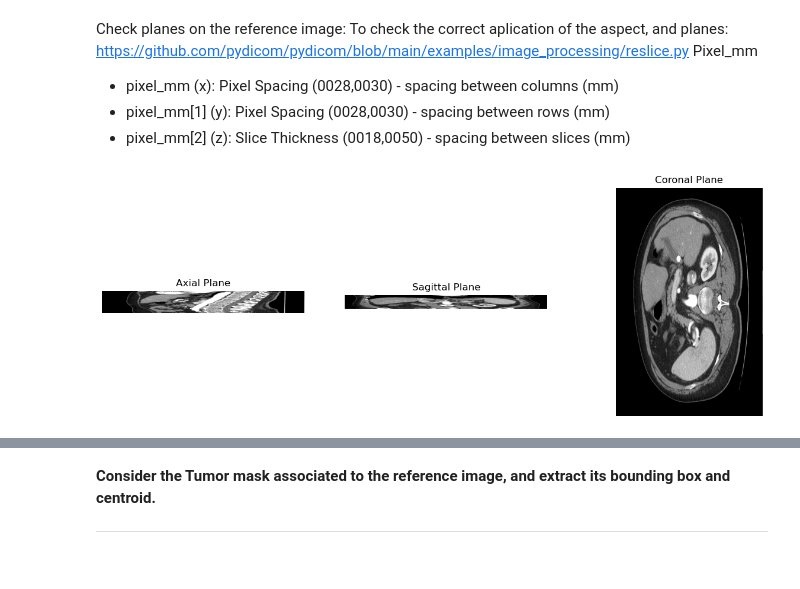
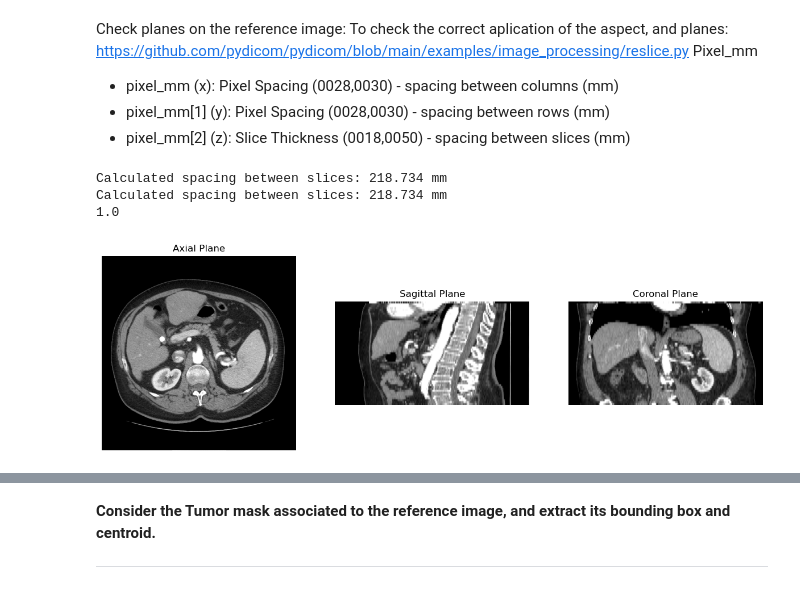
Before and after one commit to Lidnmp/medical_images_project, a Jupyter notebook: project.ipynb, the cells around one changed output, grey strips where cells are left out. Saved outputs shown, nothing was run; the diff lists cells and outputs as text; code cells hidden in the pictures.

Commit message:
Update(1): Alpha fusion and aspect

```diff
--- a/project.ipynb
+++ b/project.ipynb
@@ -426,55 +348,73 @@ Pixel_mm
 - pixel_mm[1] (y): Pixel Spacing (0028,0030) - spacing between rows (mm)
 - pixel_mm[2] (z): Slice Thickness (0018,0050) - spacing between slices (mm)
 # %%
+def get_image_position(ds):
+    # Returns the Image Position (Patient) as a numpy array
+    return np.array(ds.ImagePositionPatient, dtype=float)
+
 def obtain_space_data(images):
     sample_img=images[0]
+
     pixel_spacing = sample_img.PixelSpacing  #is an array for the x and y
-    space_between_slices=sample_img.get('SpacingBetweenSlices', None)
+    # Get positions for all slices
+    space_between_slices=None
+    positions = [get_image_position(ds) for ds in images]
+    if len(positions) >= 2:
+        space_between_slices = np.linalg.norm(positions[1] - positions[0])
+        print(f"Calculated spacing between slices: {space_between_slices:.3f} mm")
+    else:
+        print("Not enough slices to calculate spacing.")
+    space_between_slices=space_between_slices/55
+    #space_between_slices=sample_img.SpacingSlices
+    #space_between_slices=sample_img.get((0x0018, 0x0088), None)
     slice_thickness = sample_img.SliceThickness
     return pixel_spacing, space_between_slices, slice_thickness
+
+def calculate_space_between_slices(images):
+    sample_img=images[1]
+    sample_img=images[2]
+
 def obtain_aspects_planes(images):
     pixel_spacing, space_between_slices, slice_thickness=obtain_space_data(images)
     axial_aspect_ratio = pixel_spacing[1] / pixel_spacing[0]
-    sagittal_aspect_ratio = pixel_spacing[1]/slice_thickness
-    coronal_aspect_ratio = slice_thickness / pixel_spacing[0]
+    sagittal_aspect_ratio = space_between_slices/pixel_spacing[0]
+    #sagittal_aspect_ratio = slice_thickness/pixel_spacing[1]
+    coronal_aspect_ratio =  space_between_slices / pixel_spacing[1]
     return axial_aspect_ratio,sagittal_aspect_ratio, coronal_aspect_ratio
 def obtain_pixel_mm(images):
     ## pixel_len_mm = [slice_thickness, row_spacing, col_spacing]
     pixel_spacing, space_between_slices, slice_thickness=obtain_space_data(images)
     return [pixel_spacing[0],pixel_spacing[1],slice_thickness]
 
 def visualize_planes(ct_volume,axial_aspect_ratio, aspect_ratio_sagittal, aspect_ratio_coronal):
 
     # Obtaining planes
-    axial_plane = ct_volume[:, :, ct_volume.shape[2] // 2]
-    sagittal_plane = ct_volume[:, ct_volume.shape[1] // 2, :]
-    coronal_plane = ct_volume[ct_volume.shape[0] // 2, :, :].T
+    coronal_plane =ct_volume[:, ct_volume.shape[2] // 2, :]
+    sagittal_plane = ct_volume[:, :, ct_volume.shape[1] // 2]
+    axial_plane = ct_volume[ct_volume.shape[0] // 2, :, :]
 
-    '''
-    Planes based on the excercises
-    axial_plane = ct_volume[ct_volume.shape[0] // 2, :, :]
-    sagittal_plane = ct_volume[:, :, ct_volume.shape[2] // 2]
-    coronal_plane = ct_volume[:, ct_volume.shape[1] // 2, :]
-    '''
-
+    print(axial_aspect_ratio)
     fig, axes = plt.subplots(1, 3, figsize=(15, 5))
     # Visualize planes with aspect
     axes[0].imshow(axial_plane, cmap='gray', aspect=axial_aspect_ratio)
     axes[0].set_title('Axial Plane')
     axes[0].axis('off')
 
     axes[1].imshow(sagittal_plane, cmap='gray', aspect=aspect_ratio_sagittal)
     axes[1].set_title('Sagittal Plane')
     axes[1].axis('off')
 
     axes[2].imshow(coronal_plane, cmap='gray', aspect=aspect_ratio_coronal)
     axes[2].set_title('Coronal Plane')
     axes[2].axis('off')
 
     plt.show()
 
 axial_aspect_ratio,aspect_ratio_sagittal, aspect_ratio_coronal=obtain_aspects_planes(dcm_files)
 pixel_mm=obtain_pixel_mm(dcm_files)
 visualize_planes(windowed_ct_images,axial_aspect_ratio, aspect_ratio_sagittal, aspect_ratio_coronal)
 # %% [output]
+Calculated spacing between slices: 218.734 mm
+Calculated spacing between slices: 218.734 mm
+1.0
-[figure, old version]
+[figure, new version]
```
Also changed, not shown: parts of 15 cells of this notebook, 3 other files.
